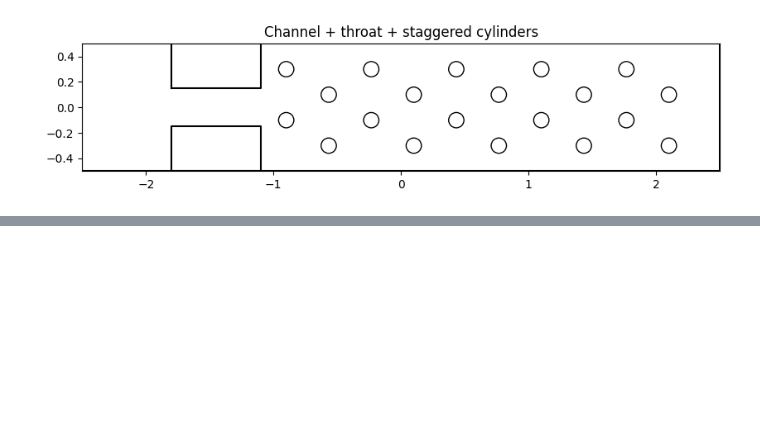
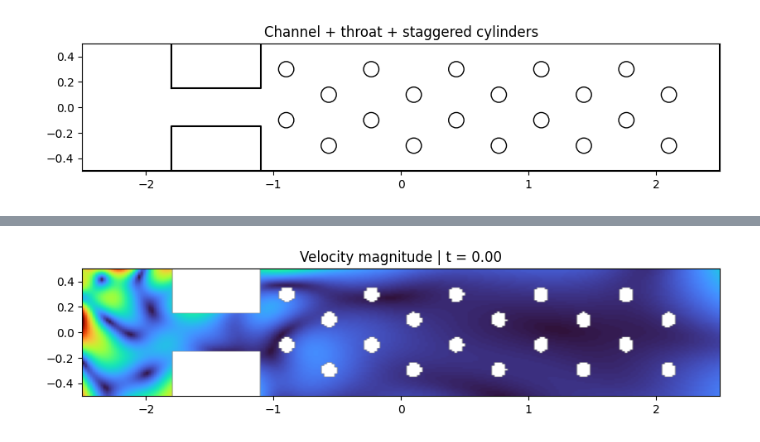
Before and after one commit to Andreea720/challenge_Navier_Stokes_ResNet, a Jupyter notebook: navier_stokes.ipynb, the cells around one changed output, grey strips where cells are left out. Saved outputs shown, nothing was run; the diff lists cells and outputs as text; code cells hidden in the pictures; blank space fills up the shorter version.

Commit message:
Reimplemented the whole geometry logic and improved the models performance. Reached quite a good result. TODO: train on more datapoints.

```diff
--- a/navier_stokes.ipynb
+++ b/navier_stokes.ipynb
@@ -101,7 +101,7 @@ plt.show()
 [figure]
 # %%
 # Time domain
-t0, t1 = 0.0, 5.0
+t0, t1 = 0.0, 50.0
 timedomain = dde.geometry.TimeDomain(t0, t1)
 
 # Space-time geometry
@@ -160,8 +160,9 @@ def obstacle_boundary(x, on_boundary):
 # %%
 # Inlet: parabolic profile (example)
 def inlet_u(x):
-    y = x[:, 1:2]
-    return 4.0 * (y - y_min) * (y_max - y) / (y_max - y_min) ** 2
+    #y = x[:, 1:2]
+    #return 4.0 * (y - y_min) * (y_max - y) / (y_max - y_min) ** 2
+    return 1
 
 def inlet_v(x):
     return 0.0
@@ -188,9 +189,9 @@ data = dde.data.TimePDE(
     geom_time,
     navier_stokes_pde,
     [bc_inlet_u, bc_inlet_v, bc_outlet_p, bc_wall_u, bc_wall_v, bc_obs_u, bc_obs_v, ic_u, ic_v, ic_p],
-    num_domain=5000,
-    num_boundary=1000,
-    num_initial=1000,
+    num_domain=50000,
+    num_boundary=5000,
+    num_initial=5000,
     num_test=1000,
 )
 # %% [output]
@@ -203,10 +203,10 @@ model = dde.Model(data, net)
 # %%
 # Compile and train
 model.compile("adam", lr=1e-3)
-losshistory, train_state = model.train(epochs=20000)
+losshistory, train_state = model.train(epochs=10000)
 
 # Fine-tune with L-BFGS for better convergence
 model.compile("L-BFGS")
-losshistory, train_state = model.train(iterations=5000)
+losshistory, train_state = model.train(iterations=500)
 # %% [output]
 Compiling model...
@@ -223,0 +230,71 @@ plt.show()
+# %%
+import matplotlib.pyplot as plt
+import matplotlib.animation as animation
+
+# --- parameters ---
+nx, ny = 240, 80
+times = np.linspace(t0, t1, 120)  # frames
+out_file = "flow_animation.mp4"
+
+# --- grid ---
+x = np.linspace(x_min, x_max, nx)
+y = np.linspace(y_min, y_max, ny)
+X, Y = np.meshgrid(x, y)
+XY = np.vstack([X.flatten(), Y.flatten()]).T
+
+# --- mask obstacles for clean visuals ---
+def inside_obstacles(xy):
+    in_throat = (
+        ((xy[:,0] >= throat_x_min) & (xy[:,0] <= throat_x_max) &
+         (xy[:,1] >= throat_top_y_min) & (xy[:,1] <= throat_top_y_max)) |
+        ((xy[:,0] >= throat_x_min) & (xy[:,0] <= throat_x_max) &
+         (xy[:,1] >= throat_bot_y_min) & (xy[:,1] <= throat_bot_y_max))
+    )
+    in_cyl = np.zeros(len(xy), dtype=bool)
+    for c in centers:
+        in_cyl |= ((xy[:,0]-c[0])**2 + (xy[:,1]-c[1])**2) < cyl_radius**2
+    return in_throat | in_cyl
+
+mask = inside_obstacles(XY).reshape(X.shape)
+
+# --- figure ---
+fig, ax = plt.subplots(figsize=(10, 2))
+ax.set_xlim(x_min, x_max)
+ax.set_ylim(y_min, y_max)
+ax.set_aspect("equal")
+
+field = ax.imshow(
+    np.zeros_like(X),
+    extent=[x_min, x_max, y_min, y_max],
+    origin="lower",
+    cmap="turbo",
+    vmin=0,
+    vmax=1,
+)
+
+
+# --- update function ---
+def update(frame):
+    t = times[frame]
+    T = np.full((XY.shape[0], 1), t)
+    XT = np.hstack([XY, T])
+    pred = model.predict(XT)
+
+    u = pred[:, 0].reshape(X.shape)
+    v = pred[:, 1].reshape(Y.shape)
+    speed = np.sqrt(u**2 + v**2)
+
+    # mask obstacles
+    speed = np.ma.array(speed, mask=mask)
+    field.set_clim(speed.min(), speed.max())
+
+    field.set_data(speed)
+    ax.set_title(f"Velocity magnitude | t = {t:.2f}")
+    return (field,)
+
+ani = animation.FuncAnimation(fig, update, frames=len(times), interval=100)
+
+# Save video (requires ffmpeg)
+ani.save(out_file, dpi=300, fps=5)
+print("Saved:", out_file)
+# %% [output]
@@ -223,0 +302 @@ plt.show()
+[figure, added]
```
Also changed, not shown: parts of 4 cells of this notebook, 1 other file.
